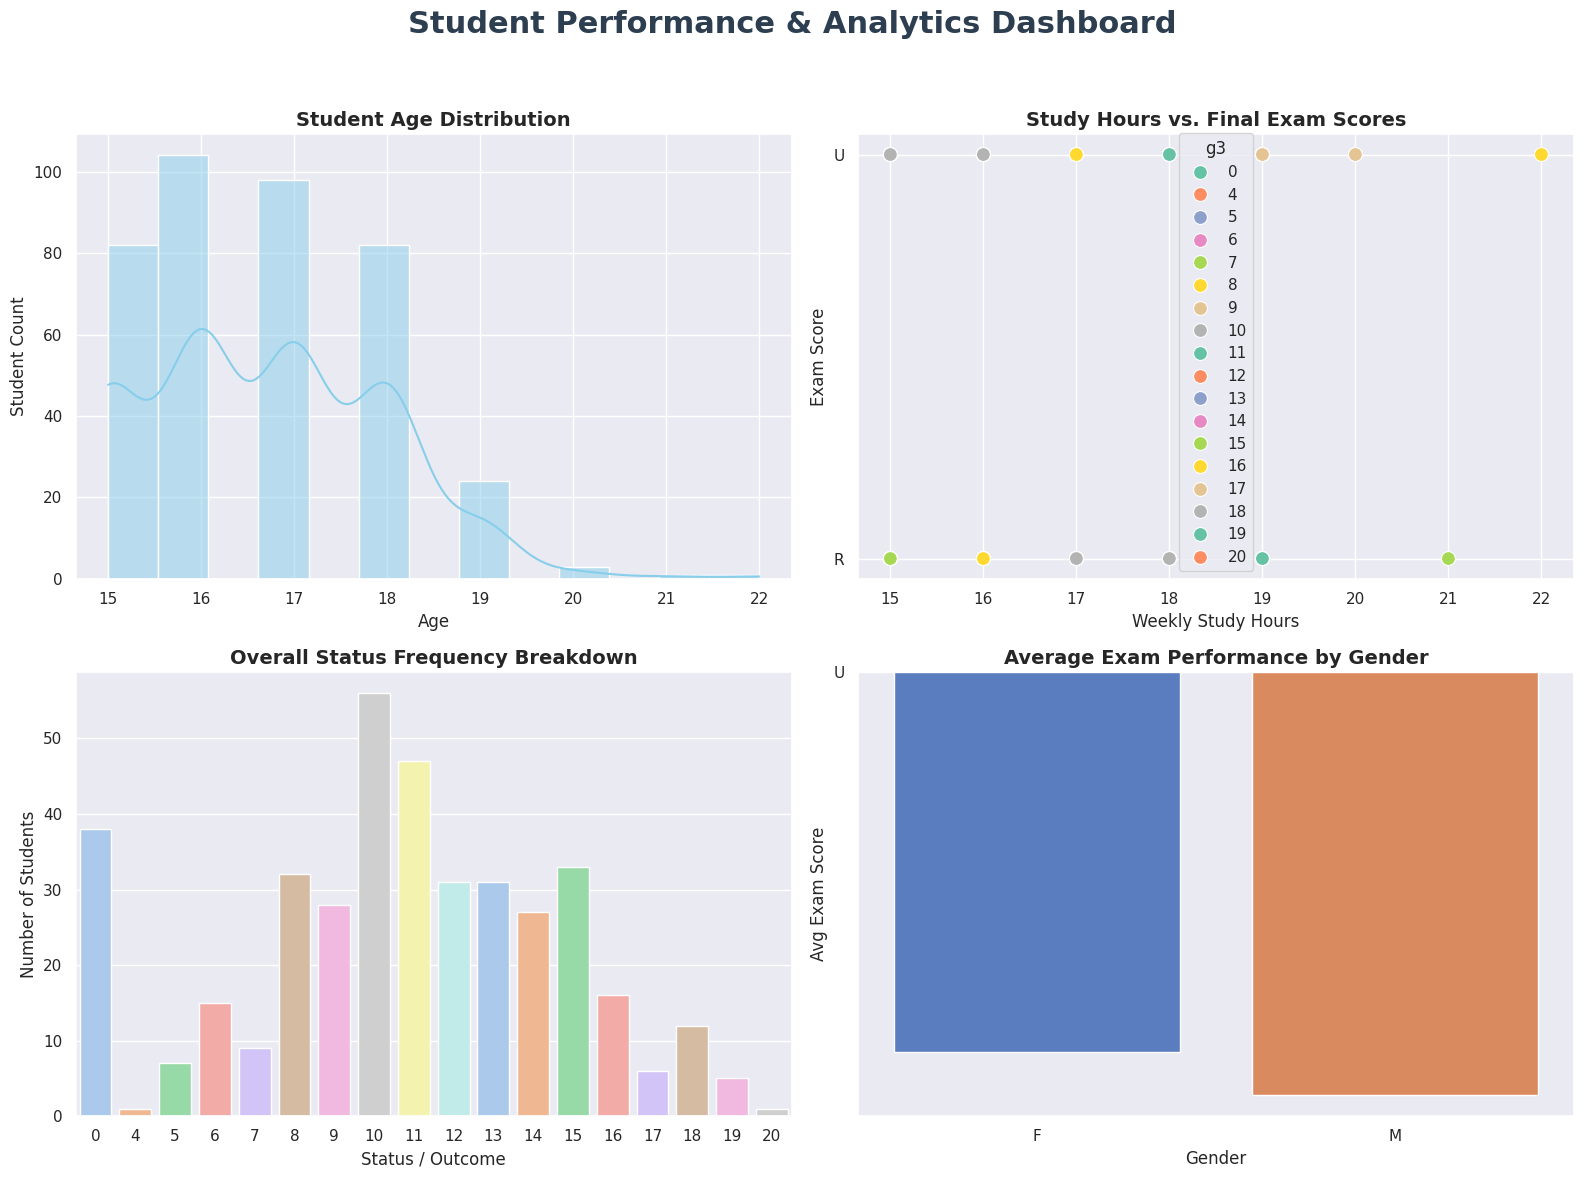
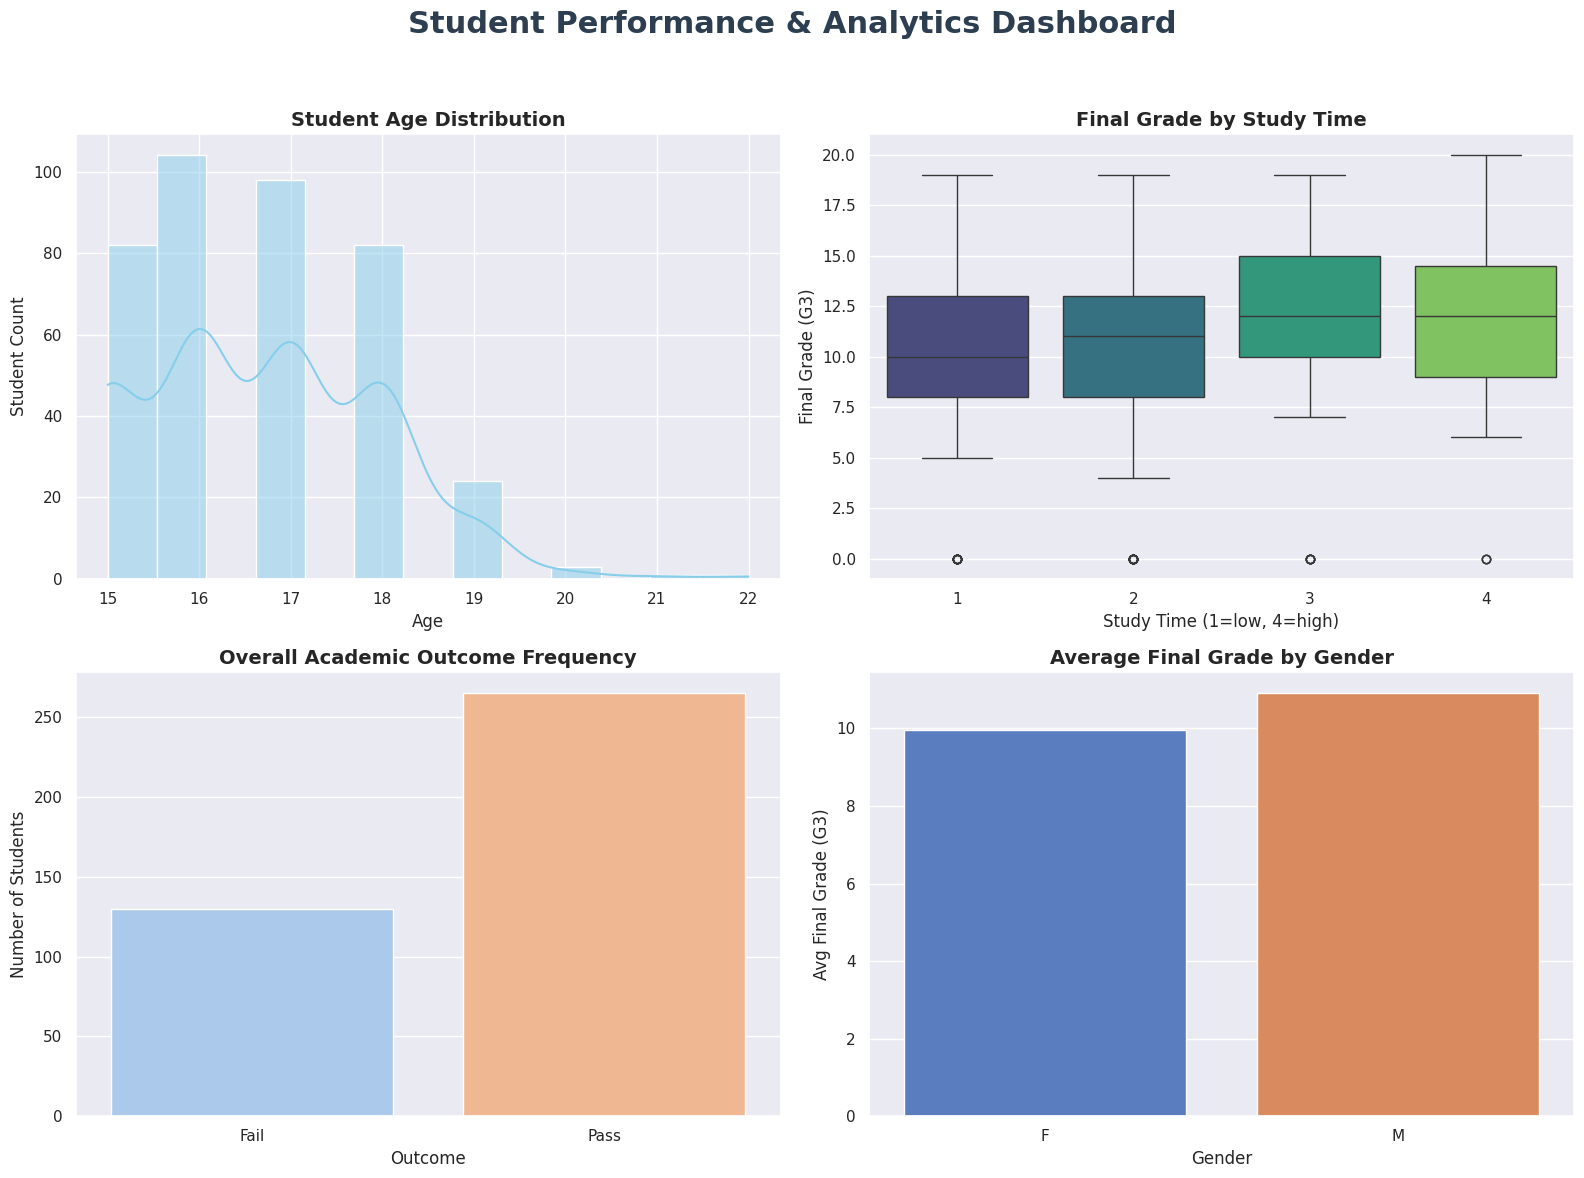
Unified diff of the notebook cell whose output changed from the first chart to the second:
--- before
+++ after
@@ -6,11 +6,13 @@
 data = pd.read_csv('cleaned_dataset.csv')
 
-# Dynamic fallback checklist: Detect student column mappings safely
-cols = [c.lower() for c in data.columns]
-age_col = data.columns[cols.index('age')] if 'age' in cols else data.columns[0]
-study_col = data.columns[cols.index('study_hours')] if 'study_hours' in cols else (data.columns[2] if len(data.columns) > 2 else data.columns[0])
-score_col = data.columns[cols.index('exam_score')] if 'exam_score' in cols else (data.columns[3] if len(data.columns) > 3 else data.columns[-1])
-target_col = data.columns[cols.index('status')] if 'status' in cols else (data.columns[cols.index('pass_fail')] if 'pass_fail' in cols else data.columns[-1])
-gender_col = data.columns[cols.index('gender')] if 'gender' in cols else (data.columns[cols.index('sex')] if 'sex' in cols else data.columns[1])
+# Define column names based on cleaned dataset (all lowercase)
+age_col = 'age'
+study_col = 'studytime' # 'studytime' is categorical (1-4)
+score_col = 'g3' # 'g3' is the final grade
+gender_col = 'sex'
+
+# Create a 'pass_fail' column for academic outcome analysis (assuming >=10 is a pass)
+data['pass_fail'] = data[score_col].apply(lambda x: 'Pass' if x >= 10 else 'Fail')
+target_col = 'pass_fail'
 
 # 2. Set up the dashboard styling and a grid of 4 graphs (2 rows, 2 columns)
@@ -25,21 +27,24 @@
 axes[0, 0].set_ylabel('Student Count')
 
-# --- GRAPH 2: Study Hours vs Exam Score (Scatter Plot) ---
-sns.scatterplot(data=data, x=study_col, y=score_col, hue=target_col, palette='Set2', ax=axes[0, 1], s=100)
-axes[0, 1].set_title('Study Hours vs. Final Exam Scores', fontsize=14, fontweight='bold')
-axes[0, 1].set_xlabel('Weekly Study Hours')
-axes[0, 1].set_ylabel('Exam Score')
+# --- GRAPH 2: Final Grade Distribution by Study Time (Box Plot) ---
+# Studytime is ordinal, so a boxplot is more appropriate than a scatter plot for grades
+sns.boxplot(data=data, x=study_col, y=score_col, ax=axes[0, 1], palette='viridis')
+axes[0, 1].set_title('Final Grade by Study Time', fontsize=14, fontweight='bold')
+axes[0, 1].set_xlabel('Study Time (1=low, 4=high)')
+axes[0, 1].set_ylabel('Final Grade (G3)')
 
 # --- GRAPH 3: Academic Outcome Breakdown (Countplot) ---
-sns.countplot(data=data, x=target_col, ax=axes[1, 0], palette='pastel')
-axes[1, 0].set_title('Overall Status Frequency Breakdown', fontsize=14, fontweight='bold')
-axes[1, 0].set_xlabel('Status / Outcome')
+# Using the new 'pass_fail' column and addressing the FutureWarning
+sns.countplot(data=data, x=target_col, ax=axes[1, 0], palette='pastel', hue=target_col, legend=False)
+axes[1, 0].set_title('Overall Academic Outcome Frequency', fontsize=14, fontweight='bold')
+axes[1, 0].set_xlabel('Outcome')
 axes[1, 0].set_ylabel('Number of Students')
 
-# --- GRAPH 4: Average Exam Score by Gender (Bar Plot) ---
-sns.barplot(data=data, x=gender_col, y=score_col, ax=axes[1, 1], palette='muted', errorbar=None)
-axes[1, 1].set_title('Average Exam Performance by Gender', fontsize=14, fontweight='bold')
+# --- GRAPH 4: Average Final Grade by Gender (Bar Plot) ---
+# Addressing the FutureWarning by setting hue explicitly
+sns.barplot(data=data, x=gender_col, y=score_col, ax=axes[1, 1], palette='muted', errorbar=None, hue=gender_col, legend=False)
+axes[1, 1].set_title('Average Final Grade by Gender', fontsize=14, fontweight='bold')
 axes[1, 1].set_xlabel('Gender')
-axes[1, 1].set_ylabel('Avg Exam Score')
+axes[1, 1].set_ylabel('Avg Final Grade (G3)')
 
 # Adjust layout so nothing overlaps

Commit: Created using Colab